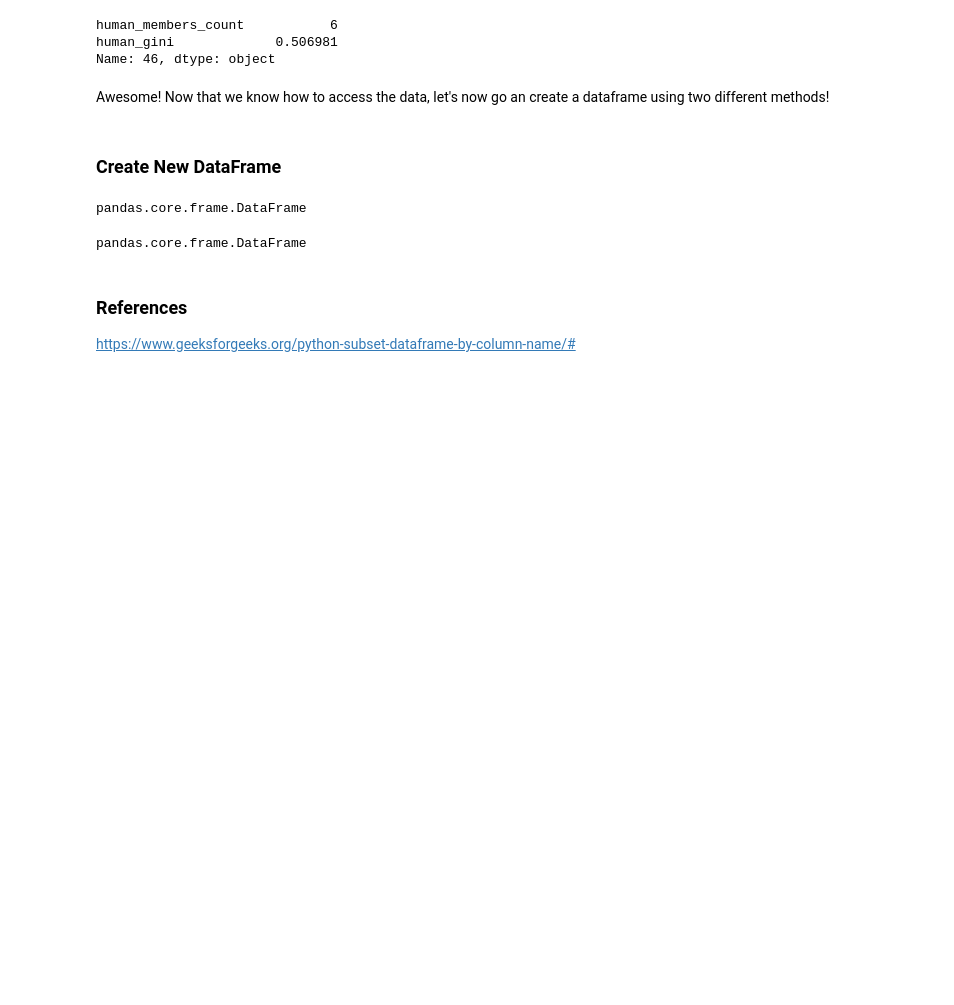
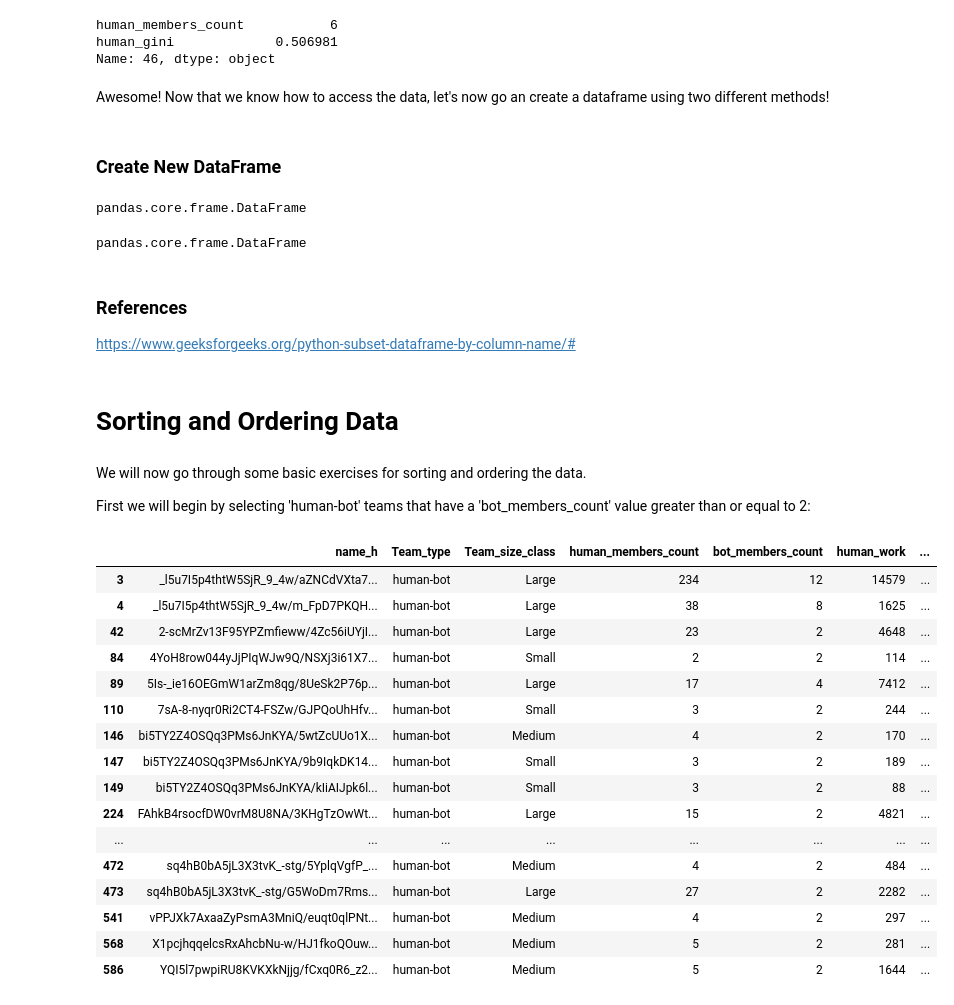
Before and after one commit to allnumbersarelies/week7labs, a Jupyter notebook: 07_Simpson_Instructor_Lab.ipynb, the cells around one changed output. Saved outputs shown, nothing was run; the diff lists cells and outputs as text; code cells hidden in the pictures; blank space fills up the shorter version.

```diff
--- a/07_Simpson_Instructor_Lab.ipynb
+++ b/07_Simpson_Instructor_Lab.ipynb
@@ -250,3 +250,29 @@ pandas.core.frame.DataFrame
 ### References
 
 https://www.geeksforgeeks.org/python-subset-dataframe-by-column-name/#
+# %% [markdown]
+# Sorting and Ordering Data
+# %% [markdown]
+We will now go through some basic exercises for sorting and ordering the data.
+
+First we will begin by selecting 'human-bot' teams that have a 'bot_members_count' value greater than or equal to 2:
+# %%
+teams[(teams.Team_type == 'human-bot')&(teams.bot_members_count >=2)]
+# %% [output]
+|  | name_h | Team_type | Team_size_class | human_members_count | bot_members_count | human_work | ... |
+| 3 | _l5u7I5p4thtW5SjR_9_4w/aZNCdVXta7... | human-bot | Large | 234 | 12 | 14579 | ... |
+| 4 | _l5u7I5p4thtW5SjR_9_4w/m_FpD7PKQH... | human-bot | Large | 38 | 8 | 1625 | ... |
+| 42 | 2-scMrZv13F95YPZmfieww/4Zc56iUYjI... | human-bot | Large | 23 | 2 | 4648 | ... |
+| 84 | 4YoH8row044yJjPIqWJw9Q/NSXj3i61X7... | human-bot | Small | 2 | 2 | 114 | ... |
+| 89 | 5Is-_ie16OEGmW1arZm8qg/8UeSk2P76p... | human-bot | Large | 17 | 4 | 7412 | ... |
+| 110 | 7sA-8-nyqr0Ri2CT4-FSZw/GJPQoUhHfv... | human-bot | Small | 3 | 2 | 244 | ... |
+| 146 | bi5TY2Z4OSQq3PMs6JnKYA/5wtZcUUo1X... | human-bot | Medium | 4 | 2 | 170 | ... |
+| 147 | bi5TY2Z4OSQq3PMs6JnKYA/9b9IqkDK14... | human-bot | Small | 3 | 2 | 189 | ... |
+| 149 | bi5TY2Z4OSQq3PMs6JnKYA/kIiAIJpk6l... | human-bot | Small | 3 | 2 | 88 | ... |
+| 224 | FAhkB4rsocfDW0vrM8U8NA/3KHgTzOwWt... | human-bot | Large | 15 | 2 | 4821 | ... |
+| ... | ... | ... | ... | ... | ... | ... | ... |
+| 472 | sq4hB0bA5jL3X3tvK_-stg/5YplqVgfP_... | human-bot | Medium | 4 | 2 | 484 | ... |
+| 473 | sq4hB0bA5jL3X3tvK_-stg/G5WoDm7Rms... | human-bot | Large | 27 | 2 | 2282 | ... |
+| 541 | vPPJXk7AxaaZyPsmA3MniQ/euqt0qlPNt... | human-bot | Medium | 4 | 2 | 297 | ... |
+| 568 | X1pcjhqqelcsRxAhcbNu-w/HJ1fkoQOuw... | human-bot | Medium | 5 | 2 | 281 | ... |
+| 586 | YQI5l7pwpiRU8KVKXkNjjg/fCxq0R6_z2... | human-bot | Medium | 5 | 2 | 1644 | ... |
```
Also changed, not shown: parts of 10 cells of this notebook.
